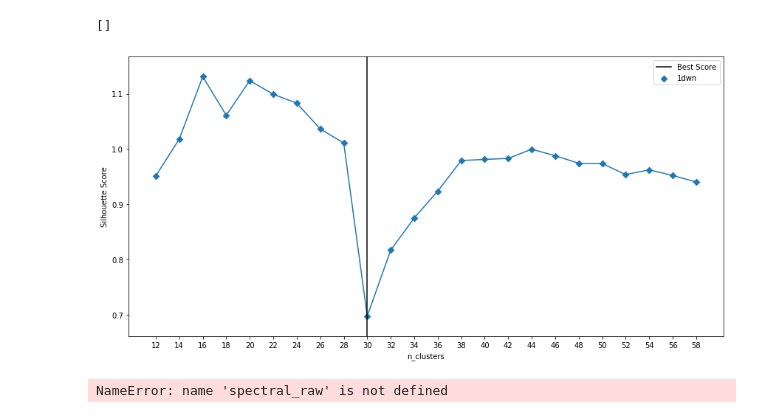
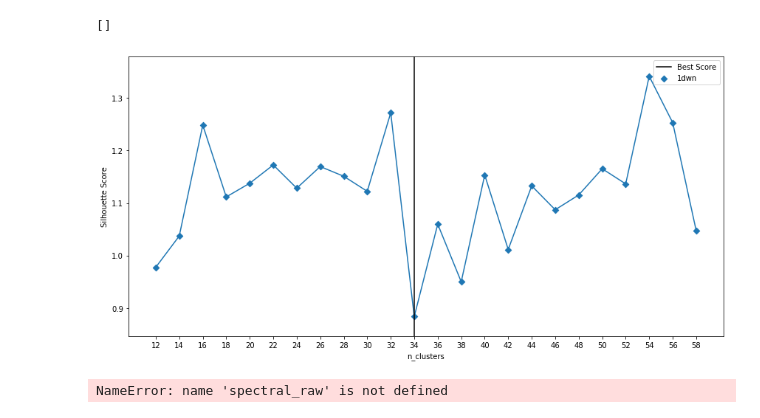
Before and after one commit to luquelab/mechanical_subdivision_ProDy, a Jupyter notebook: src/domainDecomposition-DESKTOP-L31MQOL.ipynb, the cells around one changed output. Cells and saved outputs as stored; diff of their text form; code cells hidden in the pictures.

Commit message:
Changed scoring and plotting.

```diff
--- a/src/domainDecomposition-DESKTOP-L31MQOL.ipynb
+++ b/src/domainDecomposition-DESKTOP-L31MQOL.ipynb
@@ -268,7 +268,7 @@ def kmed_cuda(n_range, maps):
         m = torch.from_numpy(maps[:, :n_clusters])
 
         label, cluster_centers = kmeans(
-    X=m, num_clusters=n_clusters, distance='euclidean', device=torch.device(0), tol = 1e-10, tqdm_flag=False)
+    X=m, num_clusters=n_clusters, distance='euclidean', device=torch.device(0), tqdm_flag=False)
 
         label = label.numpy()
         labels.append(label)
@@ -414,17 +414,17 @@ print(labels1)
 # %%
 # cluster_similarity = [np.var(t)/(np.mean(t)) for t in cluster_types]
 fig, ax = plt.subplots(1,1, figsize=(12,6))
-ax.scatter(n_range, scores2, marker = 'D', label=pdb)
-ax.plot(n_range, scores2)
-ax.axvline(x = n_range[np.argmin(scores2)], label = 'Best Score', color = 'black')
+ax.scatter(n_range, scores1, marker = 'D', label=pdb)
+ax.plot(n_range, scores1)
+ax.axvline(x = n_range[np.argmin(scores1)], label = 'Best Score', color = 'black')
 ax.set_xticks(n_range)
 ax.set_xlabel('n_clusters')
 ax.set_ylabel('Silhouette Score')
 ax.legend()
 fig.tight_layout()
 plt.show()
 # %% [output]
-[figure, old version]
+[figure, new version]
 # %%
 from sklearn.metrics import silhouette_score
 import matplotlib.pyplot as plt
```
Also changed, not shown: parts of 2 cells of this notebook, 1 other file.
